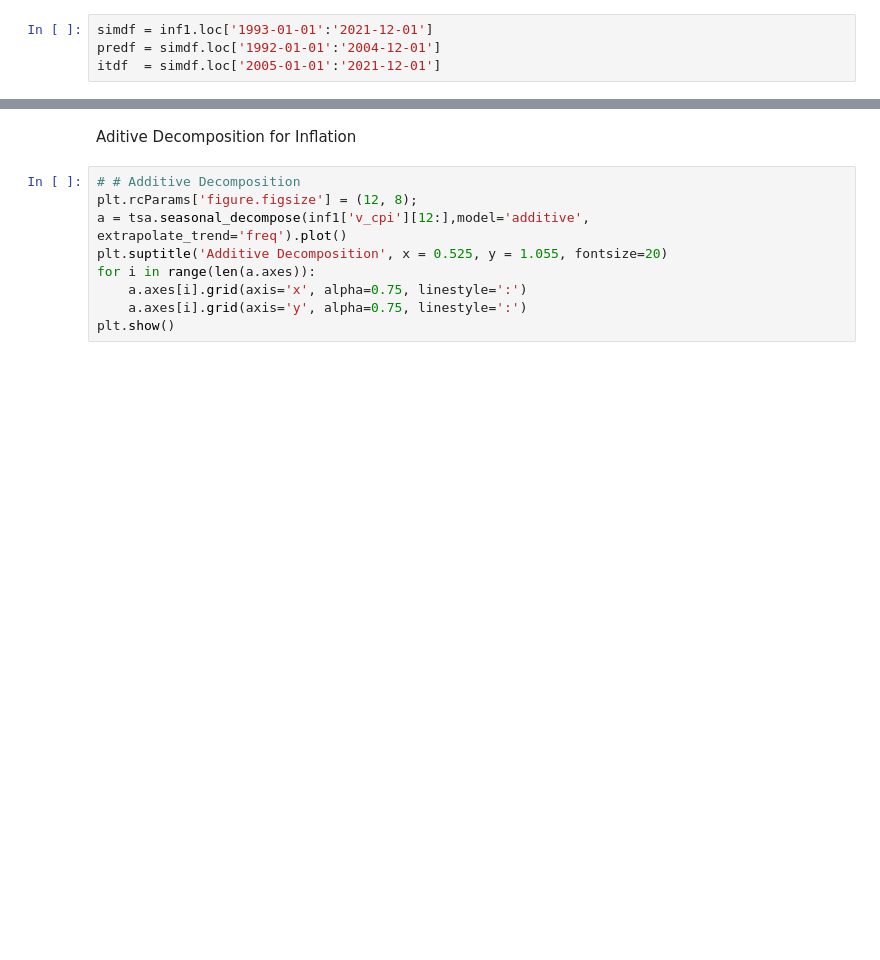
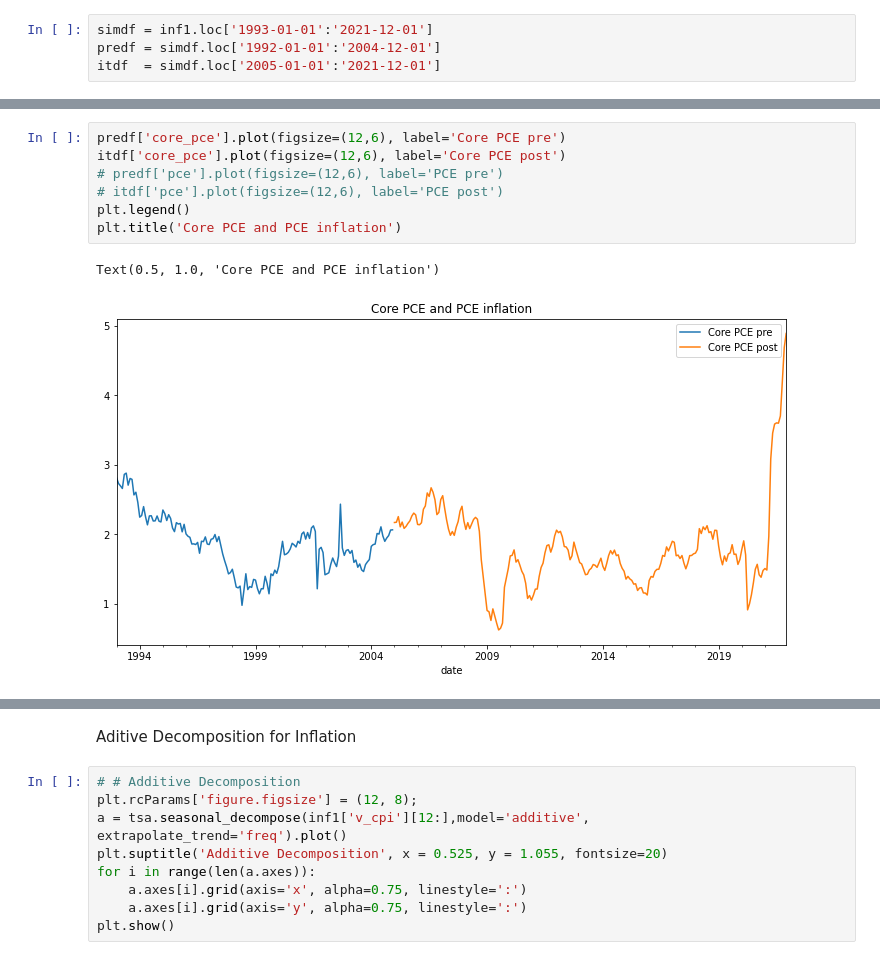
Before and after one commit to Marianojgm86/GARCH-CODES, a Jupyter notebook: 02_modelling_seasAdj.ipynb, the cells around one changed output, grey strips where cells are left out. Cells and saved outputs as stored; diff of their text form; blank space fills up the shorter version.

```diff
--- a/02_modelling_seasAdj.ipynb
+++ b/02_modelling_seasAdj.ipynb
@@ -41,0 +63,10 @@ itdf['v_cpi'].plot(figsize=(12,6))
+# %%
+predf['core_pce'].plot(figsize=(12,6), label='Core PCE pre')
+itdf['core_pce'].plot(figsize=(12,6), label='Core PCE post')
+# predf['pce'].plot(figsize=(12,6), label='PCE pre')
+# itdf['pce'].plot(figsize=(12,6), label='PCE post')
+plt.legend()
+plt.title('Core PCE and PCE inflation')
+# %% [output]
+Text(0.5, 1.0, 'Core PCE and PCE inflation')
+[figure, added]
```
Also changed, not shown: parts of 27 cells of this notebook, 2 other files.
